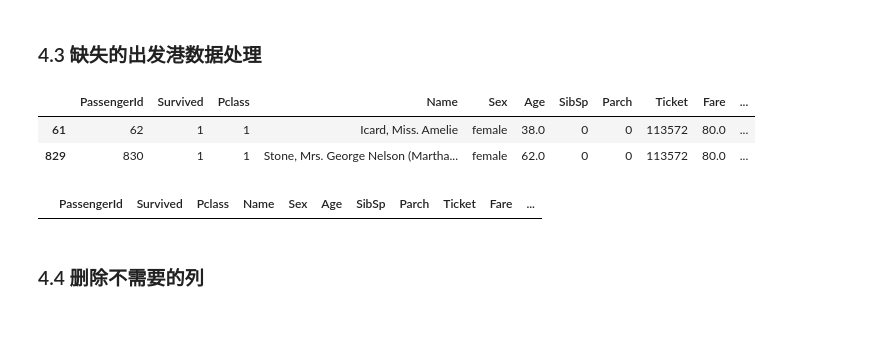
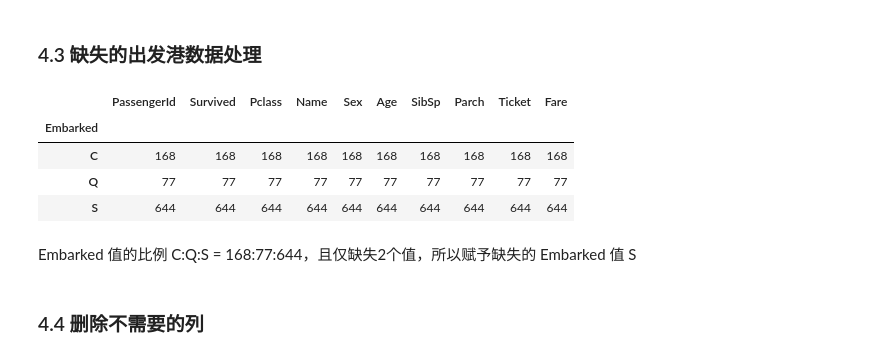
Before and after one commit to vclub/DeepLearingProject, a Jupyter notebook: DataAnalysis/DataAnalysis.ipynb, the cells around one changed output. Drawn from its saved outputs; the diff is of its cells as text; code cells hidden in the pictures; blank space fills up the shorter version.

```diff
--- a/DataAnalysis/DataAnalysis.ipynb
+++ b/DataAnalysis/DataAnalysis.ipynb
@@ -51,2 +74,5 @@ memory usage: 83.6+ KB
+# %%
+# 删除Cabin变量
+titanic_df = titanic_df.drop('Cabin',axis=1)
 # %% [markdown]
 ### 4.2 缺失的年龄数据处理
@@ -53,12 +81,17 @@ memory usage: 83.6+ KB
 # %%
 missing_ages = titanic_df[titanic_df['Age'].isnull()]
-
+# 根据Sex和Pclass属性计算年龄均值
 mean_ages = titanic_df.groupby(['Sex','Pclass'])['Age'].mean()
 
 def remove_na_ages(row):
+    '''
+    如果年龄字段为空，则根据年龄的均值填充数据集
+    '''
     if pd.isnull(row['Age']):
         return mean_ages[row['Sex'], row['Pclass']]
     else:
         return row['Age']
 
 titanic_df['Age'] = titanic_df.apply(remove_na_ages, axis=1)
+titanic_df.info()
+titanic_df.isnull().sum()
@@ -66,13 +128,16 @@ titanic_df['Age'] = titanic_df.apply(remove_na_ages, axis=1)
 ### 4.3 缺失的出发港数据处理
 # %%
 missing_ports = titanic_df[titanic_df['Embarked'].isnull()]
-missing_ports
+
+# 查看Embarked的值的比例
+
+titanic_df.groupby('Embarked').count()
 # %% [output]
-|  | PassengerId | Survived | Pclass | Name | Sex | Age | SibSp | Parch | Ticket | Fare | ... |
-| 61 | 62 | 1 | 1 | Icard, Miss. Amelie | female | 38.0 | 0 | 0 | 113572 | 80.0 | ... |
-| 829 | 830 | 1 | 1 | Stone, Mrs. George Nelson (Martha... | female | 62.0 | 0 | 0 | 113572 | 80.0 | ... |
+|  | PassengerId | Survived | Pclass | Name | Sex | Age | SibSp | Parch | Ticket | Fare |
+| Embarked |  |  |  |  |  |  |  |  |  |  |
+| C | 168 | 168 | 168 | 168 | 168 | 168 | 168 | 168 | 168 | 168 |
+| Q | 77 | 77 | 77 | 77 | 77 | 77 | 77 | 77 | 77 | 77 |
+| S | 644 | 644 | 644 | 644 | 644 | 644 | 644 | 644 | 644 | 644 |
-# %%
-titanic_df[titanic_df['Embarked'].notnull() & ((titanic_df['Ticket'] == '113572') | (titanic_df['Cabin'] == 'B28'))]
-# %% [output]
-|  | PassengerId | Survived | Pclass | Name | Sex | Age | SibSp | Parch | Ticket | Fare | ... |
+# %% [markdown]
+Embarked 值的比例 C:Q:S = 168:77:644，且仅缺失2个值，所以赋予缺失的 Embarked 值 S
 # %%
```
Also changed, not shown: parts of 27 cells of this notebook, 3 other files.
